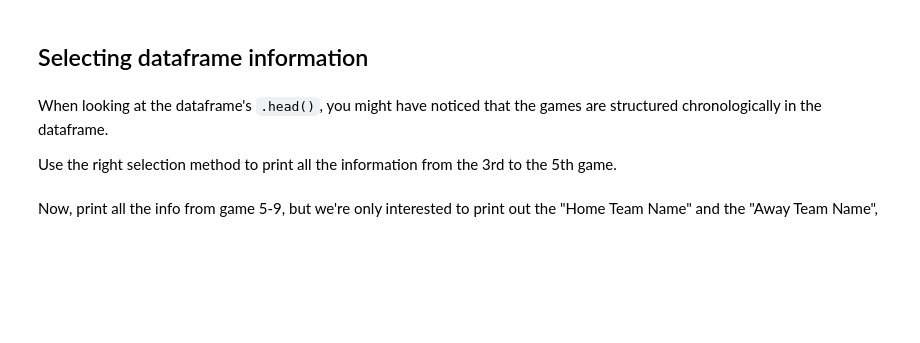
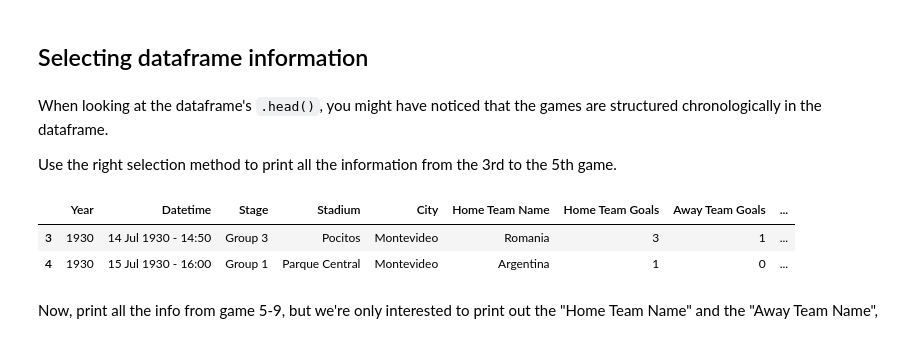
Before and after one commit to oqusous/dsc-accessing-data-with-pandas-lab-nyc-ds-071519, a Jupyter notebook: index.ipynb, the cells around one changed output. Drawn from its saved outputs; the diff is of its cells as text; code cells hidden in the pictures; blank space fills up the shorter version.

```diff
--- a/index.ipynb
+++ b/index.ipynb
@@ -120,6 +120,12 @@ Index(['Year', 'Datetime', 'Stage', 'Stadium', 'City', 'Home Team Name',
 When looking at the dataframe's `.head()`, you might have noticed that the games are structured chronologically in the dataframe.
 
 Use the right selection method to print all the information from the 3rd to the 5th game.
+# %%
+df.iloc[3:5]
+# %% [output]
+|  | Year | Datetime | Stage | Stadium | City | Home Team Name | Home Team Goals | Away Team Goals | ... |
+| 3 | 1930 | 14 Jul 1930 - 14:50 | Group 3 | Pocitos | Montevideo | Romania | 3 | 1 | ... |
+| 4 | 1930 | 15 Jul 1930 - 16:00 | Group 1 | Parque Central | Montevideo | Argentina | 1 | 0 | ... |
 # %% [markdown]
 Now, print all the info from game 5-9, but we're only interested to print out the "Home Team Name" and the "Away Team Name",
 # %% [markdown]
```
